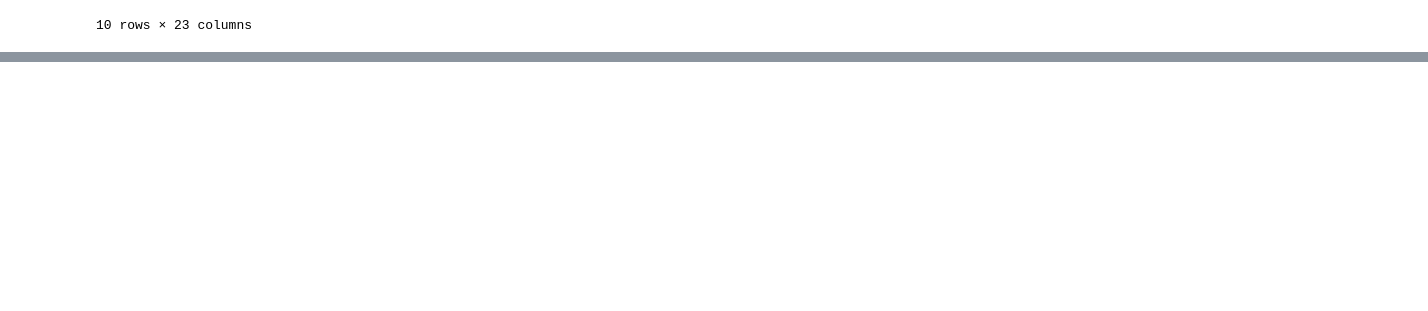
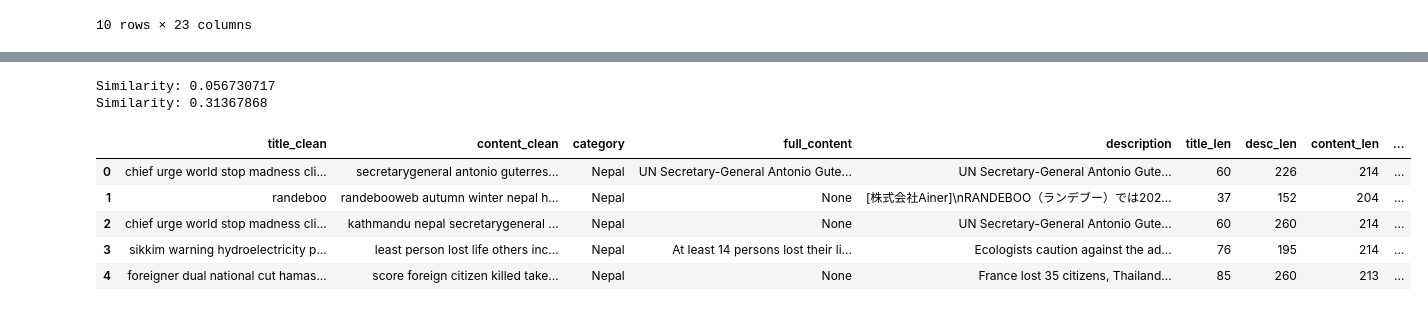
Before and after one commit to Harshita-Puthran/factverse, a Jupyter notebook: factverse_detection_model.ipynb, the cells around one changed output, grey strips where cells are left out. Drawn from its saved outputs; the diff is of its cells as text; code cells hidden in the pictures; blank space fills up the shorter version.

```diff
--- a/factverse_detection_model.ipynb
+++ b/factverse_detection_model.ipynb
@@ -438,0 +485,26 @@ df.head(10)
+# %%
+import seaborn as sns
+# Convert embeddings column (which is a list per row) into a numpy array
+X = np.vstack(df['embedding'].values)
+
+# Reduce to 2D using PCA
+pca = PCA(n_components=2, random_state=42)
+emb_2d = pca.fit_transform(X)
+
+# Add PCA results back to dataframe
+df['pca1'] = emb_2d[:, 0]
+df['pca2'] = emb_2d[:, 1]
+
+# Plot
+plt.figure(figsize=(10,8))
+sns.scatterplot(
+    data=df.sample(2000, random_state=42),  # sample for clarity
+    x='pca1', y='pca2',
+    hue='category',        # color by category if available
+    palette='tab20',
+    alpha=0.7,
+    s=40
+)
+plt.title("Sentence Embeddings (PCA projection)", fontsize=14)
+plt.legend(bbox_to_anchor=(1.05, 1), loc='upper left')
+plt.show()
@@ -438,0 +513,21 @@ df.head(10)
+# %%
+from sklearn.metrics.pairwise import cosine_similarity
+
+# Check Example similarity
+sim = cosine_similarity([df["embedding"].iloc[3]], [df["embedding"].iloc[5]])
+print("Similarity:", sim[0][0])
+sim = cosine_similarity([df["embedding"].iloc[12]], [df["embedding"].iloc[7]])
+print("Similarity:", sim[0][0])
+# %% [output]
+Similarity: 0.056730717
+Similarity: 0.31367868
+# %%
+df2 = df[['title_clean', 'content_clean', 'category','full_content','description','title_len', 'desc_len', 'content_len', 'statement_word_count', 'body_word_count', 'statement_char_count']]
+df2.head()
+# %% [output]
+|  | title_clean | content_clean | category | full_content | description | title_len | desc_len | content_len | ... |
+| 0 | chief urge world stop madness cli... | secretarygeneral antonio guterres... | Nepal | UN Secretary-General Antonio Gute... | UN Secretary-General Antonio Gute... | 60 | 226 | 214 | ... |
+| 1 | randeboo | randebooweb autumn winter nepal h... | Nepal | None | [株式会社Ainer]\nRANDEBOO（ランデブー）では202... | 37 | 152 | 204 | ... |
+| 2 | chief urge world stop madness cli... | kathmandu nepal secretarygeneral ... | Nepal | None | UN Secretary-General Antonio Gute... | 60 | 260 | 214 | ... |
+| 3 | sikkim warning hydroelectricity p... | least person lost life others inc... | Nepal | At least 14 persons lost their li... | Ecologists caution against the ad... | 76 | 195 | 214 | ... |
+| 4 | foreigner dual national cut hamas... | score foreign citizen killed take... | Nepal | None | France lost 35 citizens, Thailand... | 85 | 260 | 213 | ... |
```
Also changed, not shown: parts of 11 cells of this notebook.
